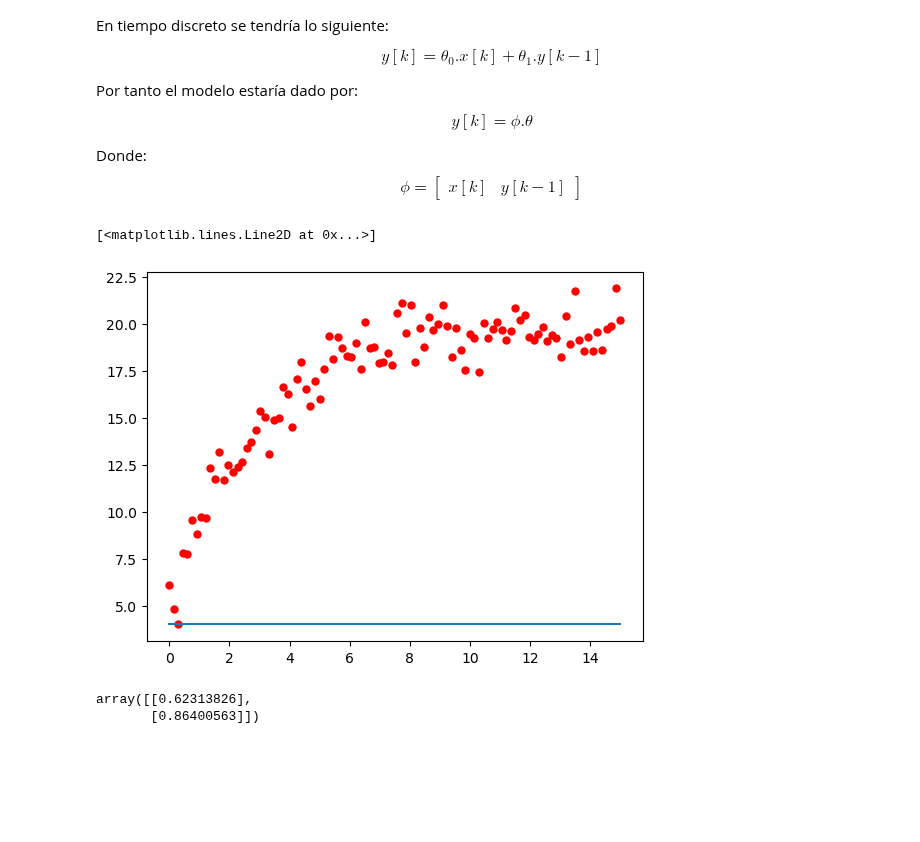
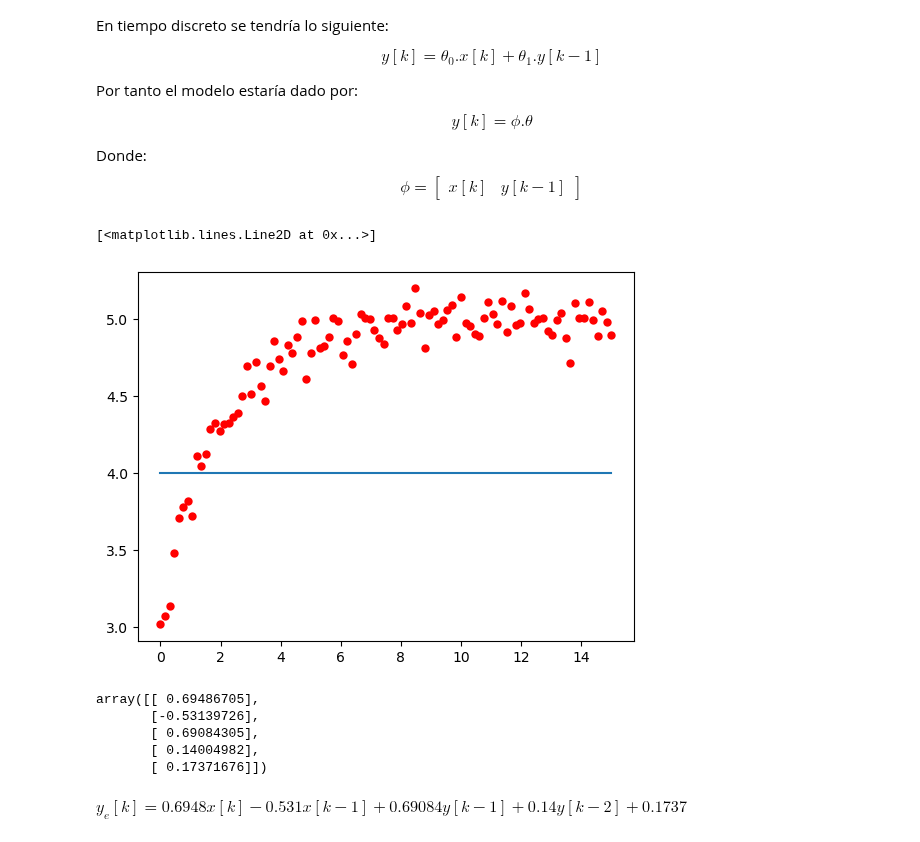
Before and after one commit to jairocuellar/System_identification, a Jupyter notebook: class_06_03.ipynb, the cells around one changed output. Drawn from its saved outputs; the diff is of its cells as text; code cells hidden in the pictures; blank space fills up the shorter version.

```diff
--- a/class_06_03.ipynb
+++ b/class_06_03.ipynb
@@ -24,34 +24,48 @@ $$\phi = \begin{bmatrix}x[k]&y[k-1]\end{bmatrix}$$
 # %%
 ## Generando los valores medidos a partir
 ## de un valor ideal contaminado por ruido
 ones = np.linspace([1],[1],100)
 t = np.linspace([0],[15],100)
 x = np.linspace([4],[4],100)
+
+x1 = np.linspace([0],[0],100)
 y1 = np.linspace([0],[0],100)
-y = 20-15*np.exp(-t/3)
-r = 1
+y2 = np.linspace([0],[0],100)
+
+y = 5-2*np.exp(-t/2)
+r = 0.1
 yn = y + np.random.normal(0,r,t.shape)
 plt.scatter(t,yn,color = 'red',linewidths= 0.01)
 plt.plot(t,x)
 # %% [output]
 [<matplotlib.lines.Line2D at 0x...>]
-[figure, old version]
+[figure, new version]
 # %%
 ### Creando el arreglo y[n-1]
 for k in range(1,len(yn)):
     y1[[k]]=yn[[k-1]]
+    x1[[k]]=x[[k-1]]
+
+
+for k in range(2,len(yn)):
+    y2[[k]]=yn[[k-2]]
 
 ## Creación del vector phi
-phi = np.concatenate((x, y1), axis=1)
+phi = np.concatenate((x,x1, y1,y2, ones), axis=1)
 ##phi = np.concatenate((ones, np.exp(-t/2)), axis=1)
 
 alpha = 0.2            #Valor de regularización
-A = np.dot(phi.T,phi)+alpha*np.eye(2)
+A = np.dot(phi.T,phi)+alpha*np.eye(5)
 theta = np.dot(np.linalg.inv(A),np.dot(phi.T,yn))
 theta
 # %% [output]
-array([[0.62313826],
-       [0.86400563]])
+array([[ 0.69486705],
+       [-0.53139726],
+       [ 0.69084305],
+       [ 0.14004982],
+       [ 0.17371676]])
+# %% [markdown]
+$y_e[k] = 0.6948x[k] - 0.531x[k-1]+ 0.69084y[k-1]+ 0.14y[k-2] + 0.1737 $
 # %%
 ##y_e = np.dot(phi,theta)
 
```
Also changed, not shown: parts of 3 cells of this notebook, 2 other files.
